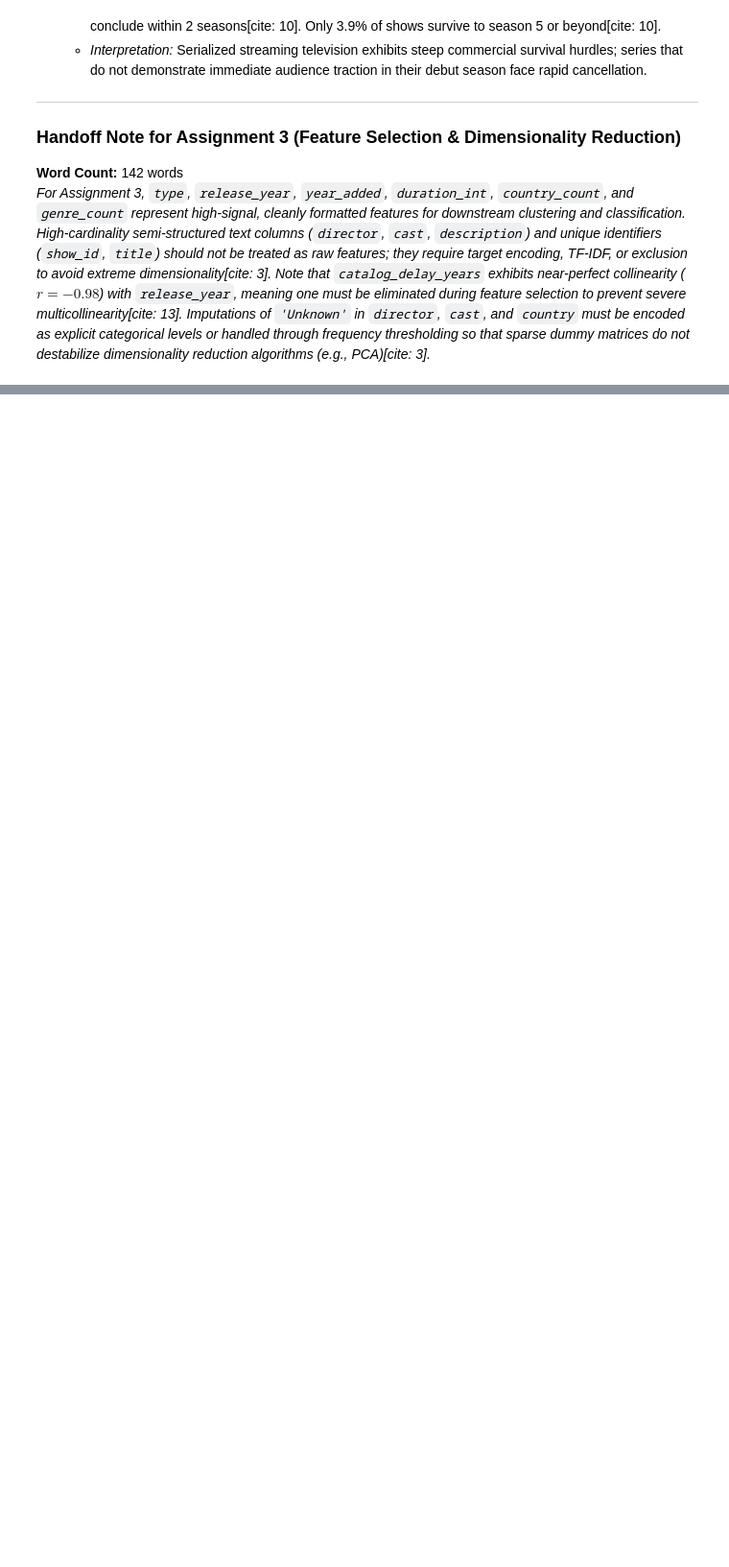
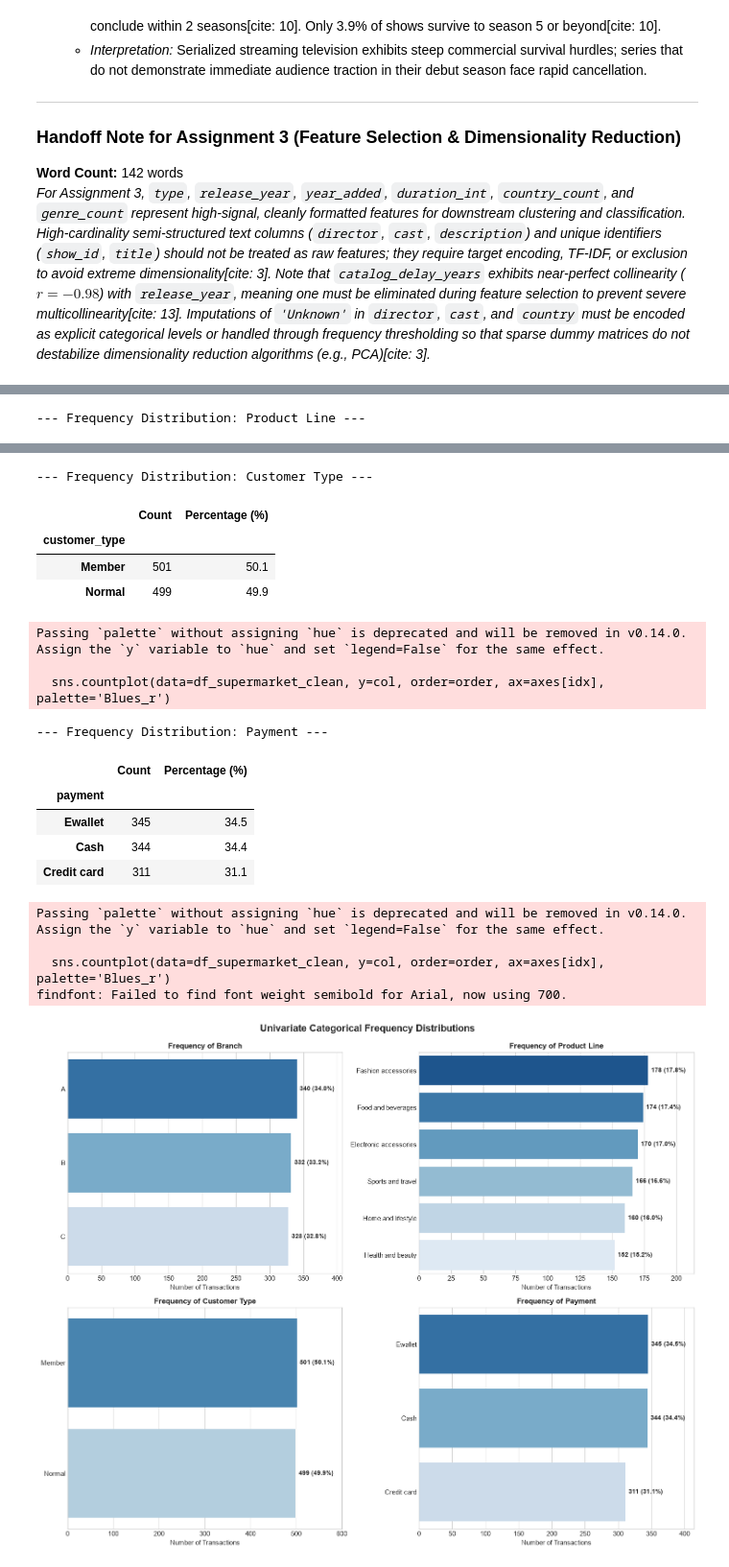
Before and after one commit to muhammadwaqarsaleem/ds_eda-data_cleaning, a Jupyter notebook: 23L_1021_A2.ipynb, the cells around one changed output, grey strips where cells are left out. Shown at 96% size. Drawn from its saved outputs; the diff is of its cells as text; code cells hidden in the pictures; blank space fills up the shorter version.

```diff
--- a/23L_1021_A2.ipynb
+++ b/23L_1021_A2.ipynb
@@ -1242,0 +1776,41 @@ display(df_netflix_clean[df_netflix_clean['type'] == 'TV Show'][['title', 'relea
+# %%
+# Cell 50: Categorical Univariate Frequency Distributions and Visualizations
+
+cat_vars = ['branch', 'product_line', 'customer_type', 'payment']
+
+fig, axes = plt.subplots(2, 2, figsize=(15, 12))
+fig.suptitle('Univariate Categorical Frequency Distributions', fontsize=16, fontweight='bold', y=0.99)
+axes = axes.flatten()
+
+for idx, col in enumerate(cat_vars):
+    # Calculate counts and percentages
+    counts = df_supermarket_clean[col].value_counts()
+    percentages = df_supermarket_clean[col].value_counts(normalize=True) * 100
+    df_freq = pd.DataFrame({'Count': counts, 'Percentage (%)': percentages.round(2)})
+
+    print(f"\n--- Frequency Distribution: {col.replace('_', ' ').title()} ---")
+    display(df_freq)
+
+    # Horizontal bar plot for clean readability
+    order = counts.index
+    sns.countplot(data=df_supermarket_clean, y=col, order=order, ax=axes[idx], palette='Blues_r')
+    axes[idx].set_title(f"Frequency of {col.replace('_', ' ').title()}", fontsize=12, fontweight='bold')
+    axes[idx].set_xlabel('Number of Transactions')
+    axes[idx].set_ylabel('')
+
+    # Annotate exact count and percentage on bars
+    total_len = len(df_supermarket_clean)
+    for p in axes[idx].patches:
+        width = p.get_width()
+        pct = (width / total_len) * 100
+        axes[idx].annotate(f'{int(width)} ({pct:.1f}%)',
+                           (width, p.get_y() + p.get_height() / 2.),
+                           ha='left', va='center',
+                           xytext=(5, 0), textcoords='offset points',
+                           fontsize=10, fontweight='semibold')
+
+    axes[idx].set_xlim(0, max(counts.values) * 1.2)
+
+plt.tight_layout()
+plt.show()
+# %% [output]
@@ -1242,0 +1826 @@ display(df_netflix_clean[df_netflix_clean['type'] == 'TV Show'][['title', 'relea
+--- Frequency Distribution: Product Line ---
@@ -1242,0 +1838,19 @@ display(df_netflix_clean[df_netflix_clean['type'] == 'TV Show'][['title', 'relea
+--- Frequency Distribution: Customer Type ---
+|  | Count | Percentage (%) |
+| customer_type |  |  |
+| Member | 501 | 50.1 |
+| Normal | 499 | 49.9 |
+Passing `palette` without assigning `hue` is deprecated and will be removed in v0.14.0. Assign the `y` variable to `hue` and set `legend=False` for the same effect.
+
+  sns.countplot(data=df_supermarket_clean, y=col, order=order, ax=axes[idx], palette='Blues_r')
+--- Frequency Distribution: Payment ---
+|  | Count | Percentage (%) |
+| payment |  |  |
+| Ewallet | 345 | 34.5 |
+| Cash | 344 | 34.4 |
+| Credit card | 311 | 31.1 |
+Passing `palette` without assigning `hue` is deprecated and will be removed in v0.14.0. Assign the `y` variable to `hue` and set `legend=False` for the same effect.
+
+  sns.countplot(data=df_supermarket_clean, y=col, order=order, ax=axes[idx], palette='Blues_r')
+findfont: Failed to find font weight semibold for Arial, now using 700.
+[figure, added]
```
Also changed, not shown: parts of 35 cells of this notebook, 3 other files.
